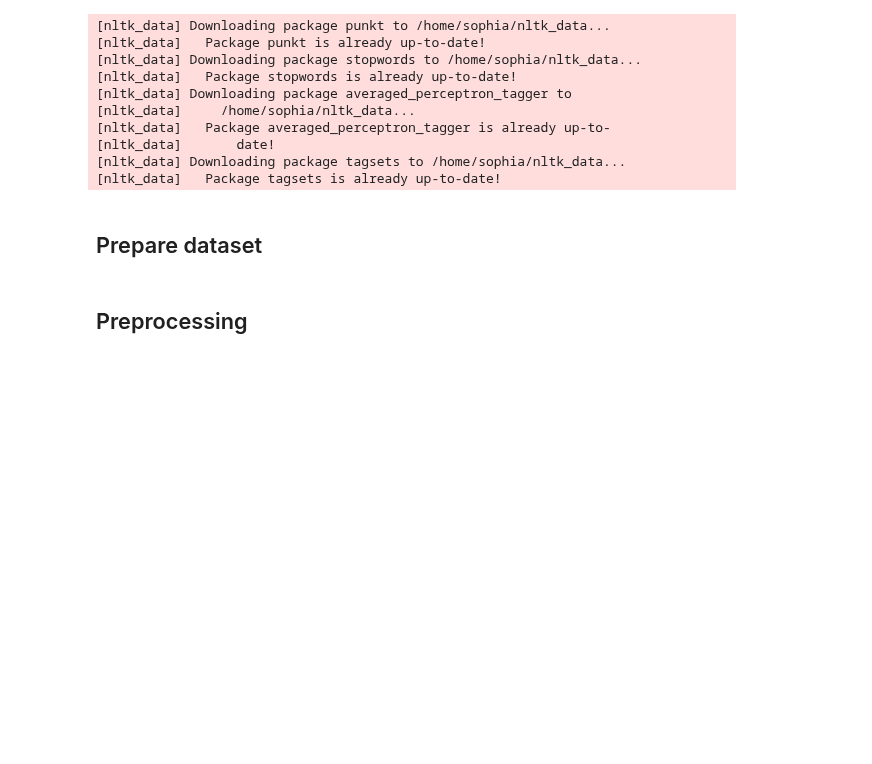
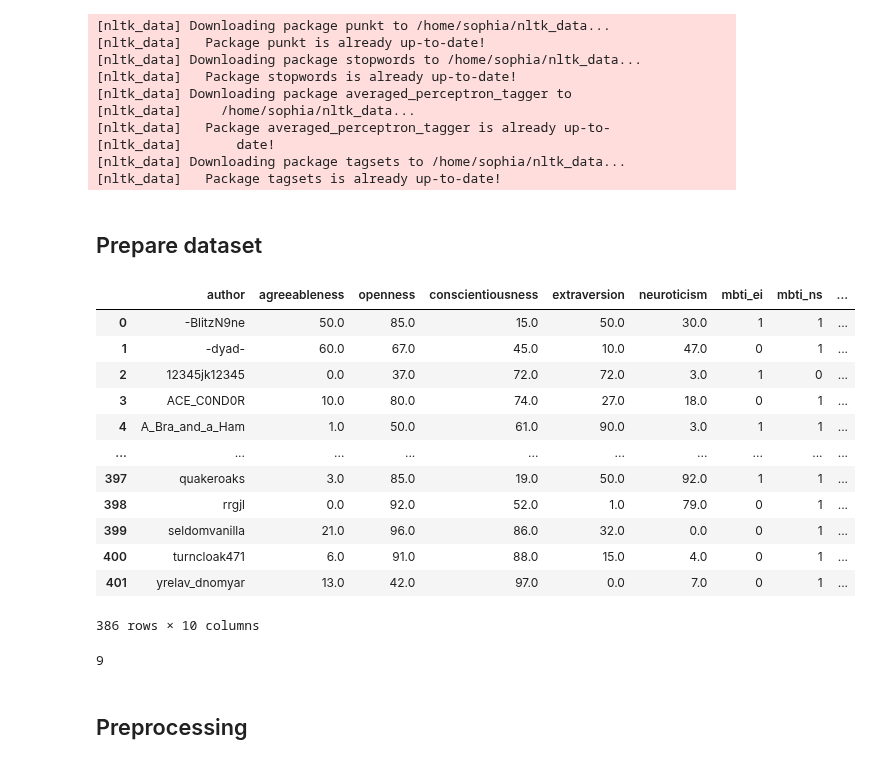
Before and after one commit to sophiasylvester/Big5-NLP, a Jupyter notebook: pers_prediction.ipynb, the cells around one changed output. Saved outputs shown, nothing was run; the diff lists cells and outputs as text; code cells hidden in the pictures; blank space fills up the shorter version.

Commit message:
add missing features and mbti+bif five preprocessing

```diff
--- a/pers_prediction.ipynb
+++ b/pers_prediction.ipynb
@@ -67,14 +69,49 @@ random.seed(32)
 # %% [markdown]
 ## Prepare dataset
 # %%
-# Import dataset with comments
-df = pd.read_csv('/home/sophia/ma_py/pandora_bigfive.csv')
+# # Import dataset with comments (big five labels)
+# df = pd.read_csv('/home/sophia/ma_py/pandora_bigfive.csv')
 
-# Import dataset authors and delete not needed columns
-authors = pd.read_csv('/home/sophia/ma_py/author_profiles.csv')
-bigfive = authors[['author','agreeableness','openness','conscientiousness','extraversion','neuroticism']]
-bigfive = bigfive[bigfive['agreeableness'].notna()]
-del authors
+# # Import augmented big five comment dataset
+# df = pd.read_pickle("pandora_b5_newauthors_df.pkl")
+
+# # Import dataset authors and delete not needed columns (big five labels)
+# authors = pd.read_csv('/home/sophia/ma_py/author_profiles.csv')
+# bigfive = authors[['author','agreeableness','openness','conscientiousness','extraversion','neuroticism']]
+# bigfive = bigfive[bigfive['openness'].notna()]
+# bigfive = bigfive[bigfive['conscientiousness'].notna()]
+# bigfive = bigfive[bigfive['extraversion'].notna()]
+# bigfive = bigfive[bigfive['agreeableness'].notna()]
+# bigfive = bigfive[bigfive['neuroticism'].notna()]
+# del authors
+
+# Datasets with mbti und big five labels
+df = pd.read_pickle("comments_uniondf.pkl")
+bigfive = pd.read_pickle("uniondf.pkl")
+bigfive
+
+# remember to change name of output as well!!!!
+# %% [output]
+|  | author | agreeableness | openness | conscientiousness | extraversion | neuroticism | mbti_ei | mbti_ns | ... |
+| 0 | -BlitzN9ne | 50.0 | 85.0 | 15.0 | 50.0 | 30.0 | 1 | 1 | ... |
+| 1 | -dyad- | 60.0 | 67.0 | 45.0 | 10.0 | 47.0 | 0 | 1 | ... |
+| 2 | 12345jk12345 | 0.0 | 37.0 | 72.0 | 72.0 | 3.0 | 1 | 0 | ... |
+| 3 | ACE_C0ND0R | 10.0 | 80.0 | 74.0 | 27.0 | 18.0 | 0 | 1 | ... |
+| 4 | A_Bra_and_a_Ham | 1.0 | 50.0 | 61.0 | 90.0 | 3.0 | 1 | 1 | ... |
+| ... | ... | ... | ... | ... | ... | ... | ... | ... | ... |
+| 397 | quakeroaks | 3.0 | 85.0 | 19.0 | 50.0 | 92.0 | 1 | 1 | ... |
+| 398 | rrgjl | 0.0 | 92.0 | 52.0 | 1.0 | 79.0 | 0 | 1 | ... |
+| 399 | seldomvanilla | 21.0 | 96.0 | 86.0 | 32.0 | 0.0 | 0 | 1 | ... |
+| 400 | turncloak471 | 6.0 | 91.0 | 88.0 | 15.0 | 4.0 | 0 | 1 | ... |
+| 401 | yrelav_dnomyar | 13.0 | 42.0 | 97.0 | 0.0 | 7.0 | 0 | 1 | ... |
+386 rows × 10 columns
+# %%
+traitlen = len(bigfive.columns.tolist())
+# minus 1 because of author column
+traitlen = traitlen-1
+traitlen
+# %% [output]
+9
 # %%
 # Functions
 
```
Also changed, not shown: parts of 17 cells of this notebook.
